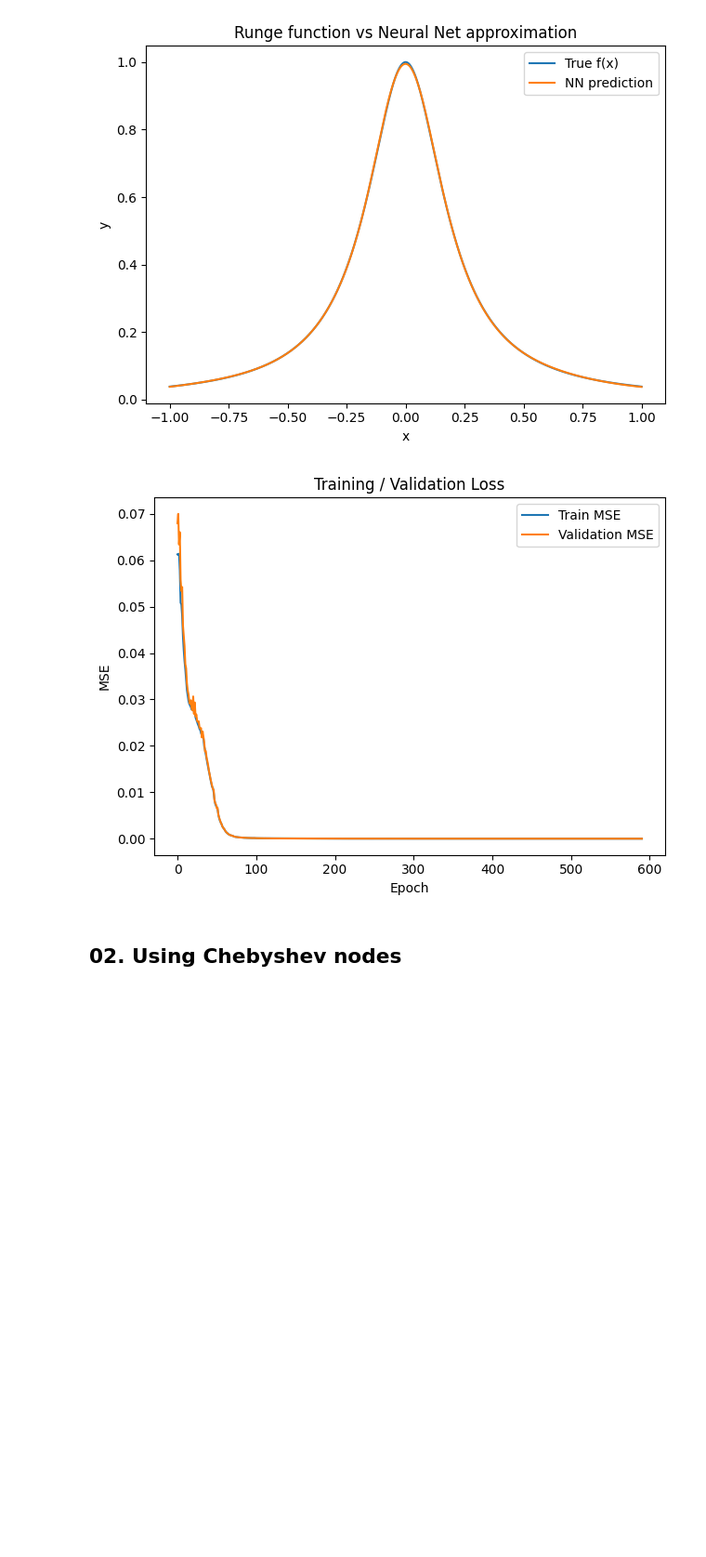
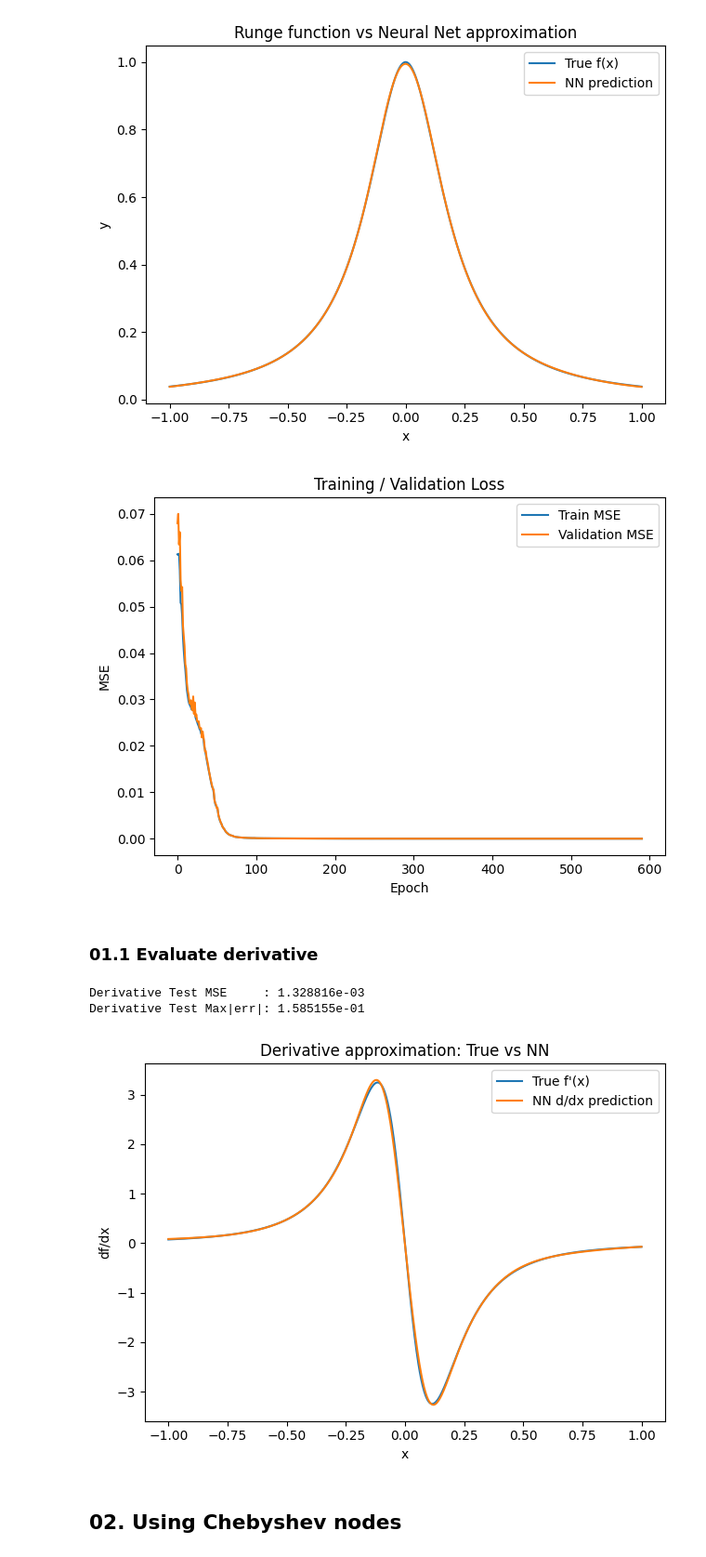
Before and after one commit to XuanWeiWang-999/2025_machine_learning, a Jupyter notebook: week_3/Programming- neural network_week03.ipynb, the cells around one changed output. Shown at 93% size. Saved outputs shown, nothing was run; the diff lists cells and outputs as text; code cells hidden in the pictures; blank space fills up the shorter version.

```diff
--- a/week_3/Programming- neural network_week03.ipynb
+++ b/week_3/Programming- neural network_week03.ipynb
@@ -41,6 +41,10 @@ np.random.seed(seed)
 
 def f(x):
     return 1.0 / (1.0 + 25.0 * x**2)
+
+def fprime(x):
+    # f'(x) = -50 x / (1 + 25 x^2)^2
+    return -50.0 * x / (1.0 + 25.0 * x**2)**2
 
 # 建資料（均勻抽樣；想更漂亮可改用 Chebyshev 節點）
 x_train = np.random.uniform(-1.0, 1.0, (n_train, 1))
@@ -128,6 +132,51 @@ Test MSE      : 2.070892e-06
 Test Max |err|: 5.308021e-03
 [figure]
 [figure]
+# %% [markdown]
+### 01.1 Evaluate derivative
+# %%
+# make x_test into tensor
+x_test_np = np.linspace(-1.0, 1.0, 1000).reshape(-1, 1)
+x_test = torch.tensor(x_test_np, dtype=torch.float32, requires_grad=True)
+
+model.eval()
+
+# 1) model output
+yhat = model(x_test)                # shape [N,1]
+ones = torch.ones_like(yhat)
+
+# 2) dy/dx
+dy_dx = torch.autograd.grad(
+    outputs=yhat,
+    inputs=x_test,
+    grad_outputs=ones,
+    create_graph=False,
+    retain_graph=False,
+    only_inputs=True
+)[0]                                 # shape [N,1]
+
+# 3) into numpy
+yhat_prime = dy_dx.detach().cpu().numpy()
+y_true_prime = fprime(x_test_np)
+
+# 4) MSE/ MAXErr
+mse_deriv = float(np.mean((yhat_prime - y_true_prime)**2))
+maxerr_deriv = float(np.max(np.abs(yhat_prime - y_true_prime)))
+
+print(f"Derivative Test MSE     : {mse_deriv:.6e}")
+print(f"Derivative Test Max|err|: {maxerr_deriv:.6e}")
+
+# 5) Plot
+plt.figure()
+plt.plot(x_test_np.ravel(), y_true_prime.ravel(), label="True f'(x)")
+plt.plot(x_test_np.ravel(), yhat_prime.ravel(),  label="NN d/dx prediction")
+plt.title("Derivative approximation: True vs NN")
+plt.xlabel("x"); plt.ylabel("df/dx"); plt.legend(); plt.tight_layout()
+plt.show()
+# %% [output]
+Derivative Test MSE     : 1.328816e-03
+Derivative Test Max|err|: 1.585155e-01
+[figure, added]
 # %% [markdown]
 ## 02. Using Chebyshev nodes
 # %% [markdown]
```
Also changed, not shown: parts of 2 cells of this notebook.
